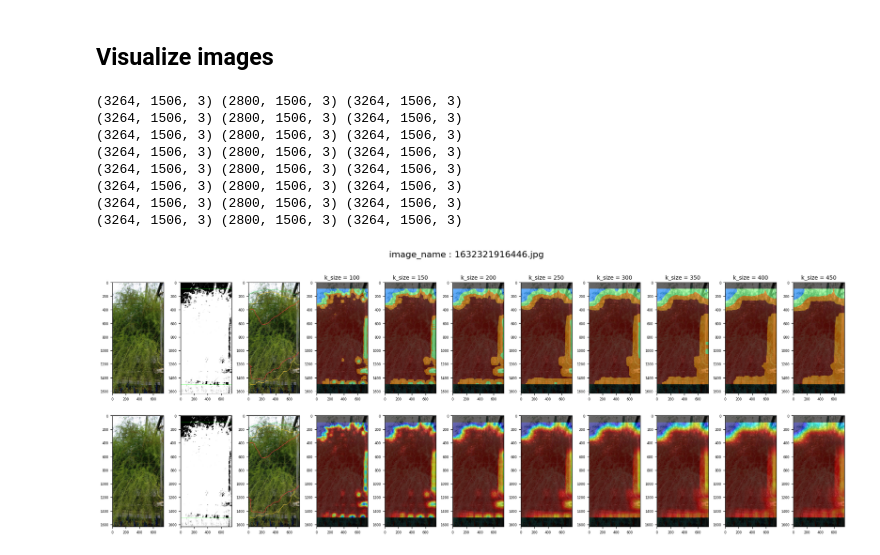
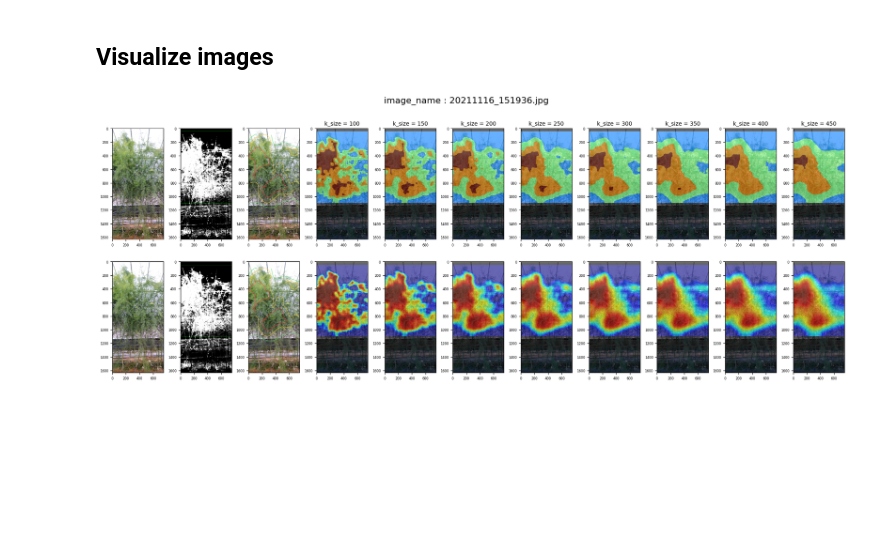
Before and after one commit to teaminaho/pseudo_leaf_density_estimator, a Jupyter notebook: compaired_by_kernelsize.ipynb, the cells around one changed output. Saved outputs shown, nothing was run; the diff lists cells and outputs as text; code cells hidden in the pictures; blank space fills up the shorter version.

Commit message:
Move the call location of enhance_perception()

```diff
--- a/compaired_by_kernelsize.ipynb
+++ b/compaired_by_kernelsize.ipynb
@@ -63,7 +63,6 @@ import cv2
 import numpy as np
 from scripts.leaf_density_index import (
     rgb2lch,
-    enhance_perception,
     extract_bright_area,
     extract_green_area,
     normalize,
@@ -79,7 +78,7 @@ def crop(image, hmin, hmax):
 def create_mask(image_path):
     leaf_image_bgr = cv2.imread(image_path)
     leaf_image_rgb = cv2.cvtColor(leaf_image_bgr, cv2.COLOR_BGR2RGB)
-    leaf_image_lch = enhance_perception(rgb2lch(leaf_image_rgb))
+    leaf_image_lch = rgb2lch(leaf_image_rgb)
 
     bright_area_mask = extract_bright_area(leaf_image_lch)
     green_area_mask = extract_green_area(leaf_image_bgr)
@@ -162,16 +161,8 @@ def visualize_images(image_path, ann_image_path, images_dic, kernel_size_list, r
 # %%
 kernel_size_list = [100, 150, 200, 250, 300, 350, 400, 450]
 # %%
-for image_path, ann_data in tuple_list_valid_data_path_to_ann_data[:1]:
-    ann_image_path = str(annotated_dir_image_pathlib / (Path(image_path).stem + "_anno.jpg"))
-    visualize_images(image_path, ann_image_path, images_dic, kernel_size_list)
+image_path, ann_data = tuple_list_valid_data_path_to_ann_data[4]
+ann_image_path = str(annotated_dir_image_pathlib / (Path(image_path).stem + "_anno.jpg"))
+visualize_images(image_path, ann_image_path, images_dic, kernel_size_list)
 # %% [output]
-(3264, 1506, 3) (2800, 1506, 3) (3264, 1506, 3)
-(3264, 1506, 3) (2800, 1506, 3) (3264, 1506, 3)
-(3264, 1506, 3) (2800, 1506, 3) (3264, 1506, 3)
-(3264, 1506, 3) (2800, 1506, 3) (3264, 1506, 3)
-(3264, 1506, 3) (2800, 1506, 3) (3264, 1506, 3)
-(3264, 1506, 3) (2800, 1506, 3) (3264, 1506, 3)
-(3264, 1506, 3) (2800, 1506, 3) (3264, 1506, 3)
-(3264, 1506, 3) (2800, 1506, 3) (3264, 1506, 3)
-[figure, old version]
+[figure, new version]
```
Also changed, not shown: 4 other files.
